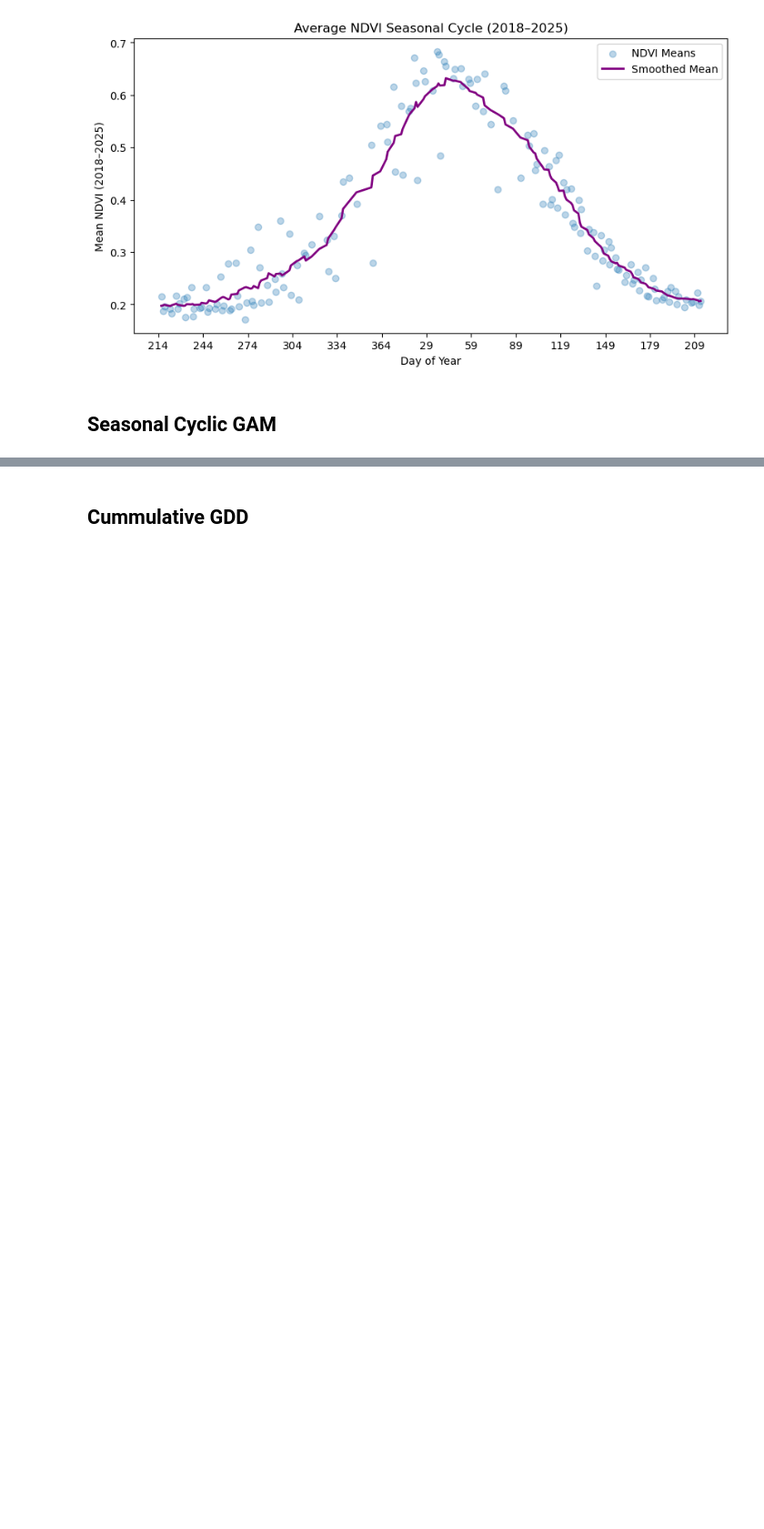
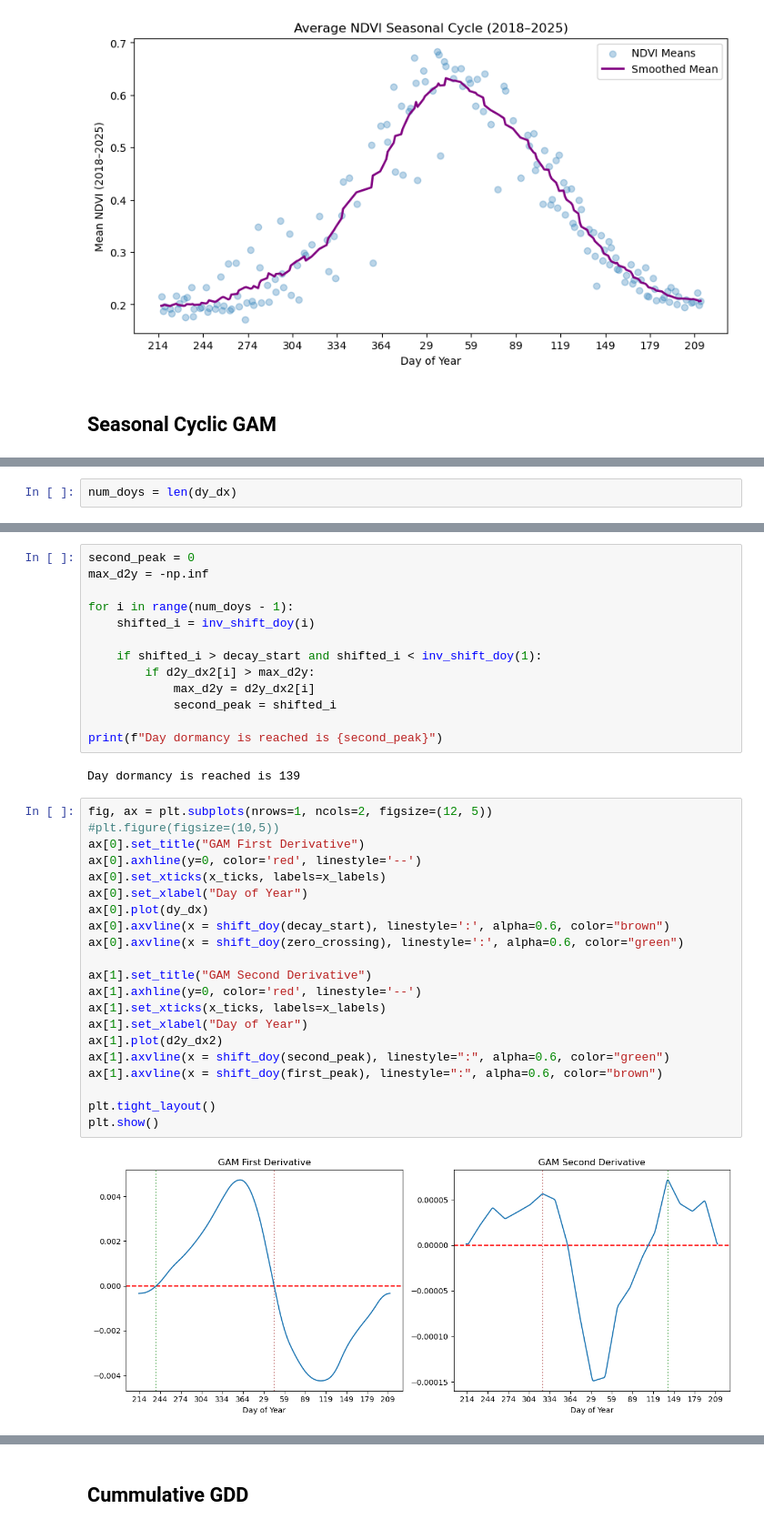
Before and after one commit to asembreek/fieldlens, a Jupyter notebook: notebooks/EDA and Dimensionality Reduction.ipynb, the cells around one changed output, grey strips where cells are left out. Shown at 91% size. Drawn from its saved outputs; the diff is of its cells as text; blank space fills up the shorter version.

```diff
--- a/notebooks/EDA and Dimensionality Reduction.ipynb
+++ b/notebooks/EDA and Dimensionality Reduction.ipynb
@@ -276,0 +261,2 @@ The `LinearGAM` has a first derivative representing the change in NDVI per indiv
+# %%
+num_doys = len(dy_dx)
@@ -276,0 +295,38 @@ The `LinearGAM` has a first derivative representing the change in NDVI per indiv
+# %%
+second_peak = 0
+max_d2y = -np.inf
+
+for i in range(num_doys - 1):
+    shifted_i = inv_shift_doy(i)
+
+    if shifted_i > decay_start and shifted_i < inv_shift_doy(1):
+        if d2y_dx2[i] > max_d2y:
+            max_d2y = d2y_dx2[i]
+            second_peak = shifted_i
+
+print(f"Day dormancy is reached is {second_peak}")
+# %% [output]
+Day dormancy is reached is 139
+# %%
+fig, ax = plt.subplots(nrows=1, ncols=2, figsize=(12, 5))
+#plt.figure(figsize=(10,5))
+ax[0].set_title("GAM First Derivative")
+ax[0].axhline(y=0, color='red', linestyle='--')
+ax[0].set_xticks(x_ticks, labels=x_labels)
+ax[0].set_xlabel("Day of Year")
+ax[0].plot(dy_dx)
+ax[0].axvline(x = shift_doy(decay_start), linestyle=':', alpha=0.6, color="brown")
+ax[0].axvline(x = shift_doy(zero_crossing), linestyle=':', alpha=0.6, color="green")
+
+ax[1].set_title("GAM Second Derivative")
+ax[1].axhline(y=0, color='red', linestyle='--')
+ax[1].set_xticks(x_ticks, labels=x_labels)
+ax[1].set_xlabel("Day of Year")
+ax[1].plot(d2y_dx2)
+ax[1].axvline(x = shift_doy(second_peak), linestyle=":", alpha=0.6, color="green")
+ax[1].axvline(x = shift_doy(first_peak), linestyle=":", alpha=0.6, color="brown")
+
+plt.tight_layout()
+plt.show()
+# %% [output]
+[figure, added]
```
Also changed, not shown: parts of 21 cells of this notebook.
